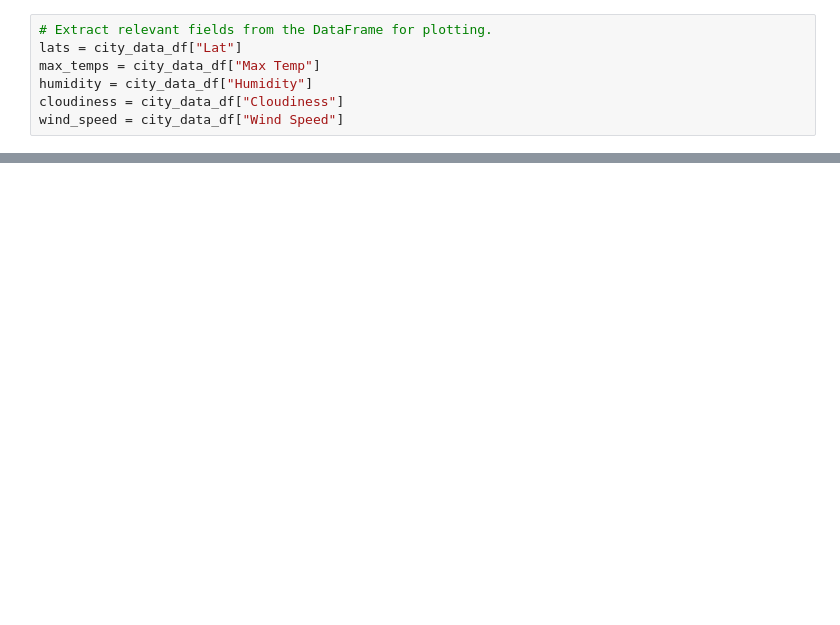
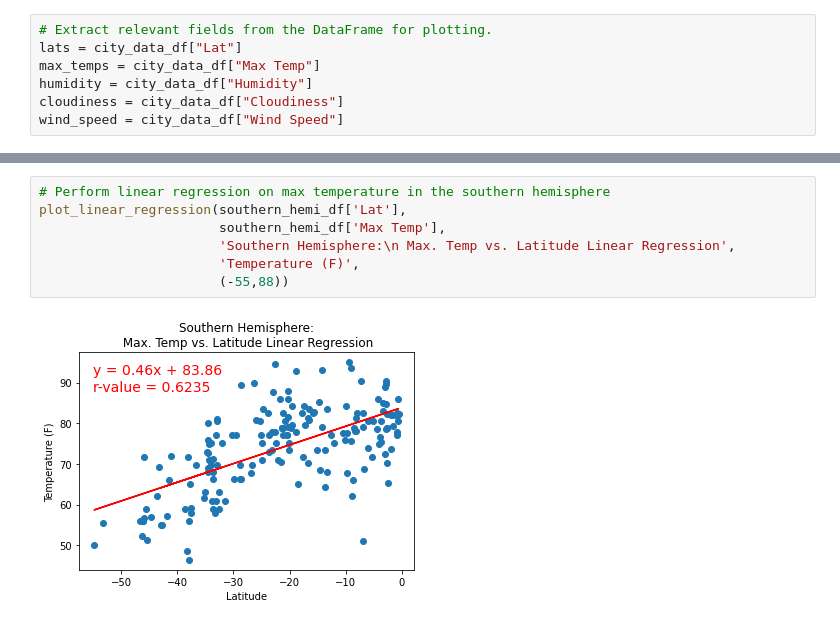
Before and after one commit to amberteets/world-weather-analysis, a Jupyter notebook: WeatherPy_working.ipynb, the cells around one changed output, grey strips where cells are left out. Drawn from its saved outputs; the diff is of its cells as text; blank space fills up the shorter version.

```diff
--- a/WeatherPy_working.ipynb
+++ b/WeatherPy_working.ipynb
@@ -264,0 +321,9 @@ plt.show()
+# %%
+# Perform linear regression on max temperature in the southern hemisphere
+plot_linear_regression(southern_hemi_df['Lat'],
+                       southern_hemi_df['Max Temp'],
+                       'Southern Hemisphere:\n Max. Temp vs. Latitude Linear Regression',
+                       'Temperature (F)',
+                       (-55,88))
+# %% [output]
+[figure, added]
```
Also changed, not shown: parts of 20 cells of this notebook, 6 other files.
